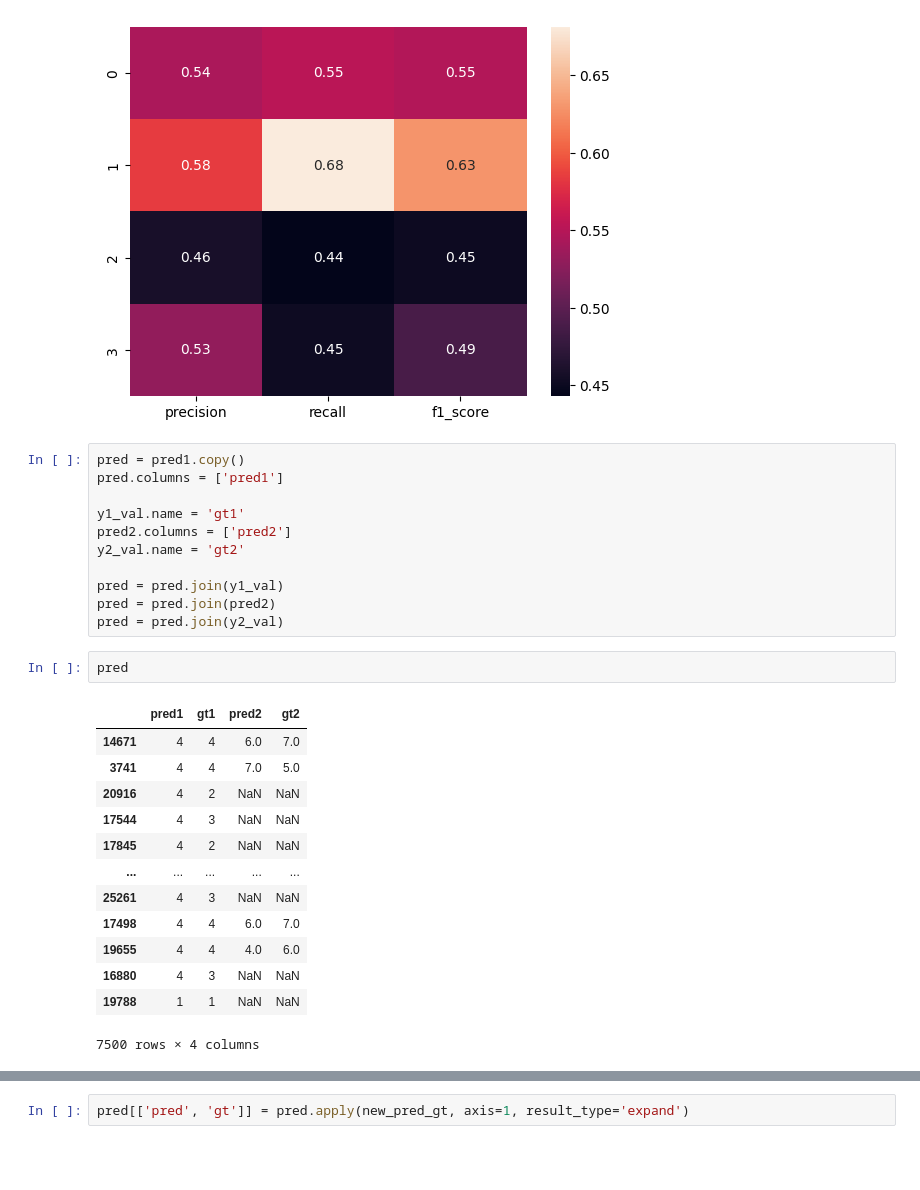
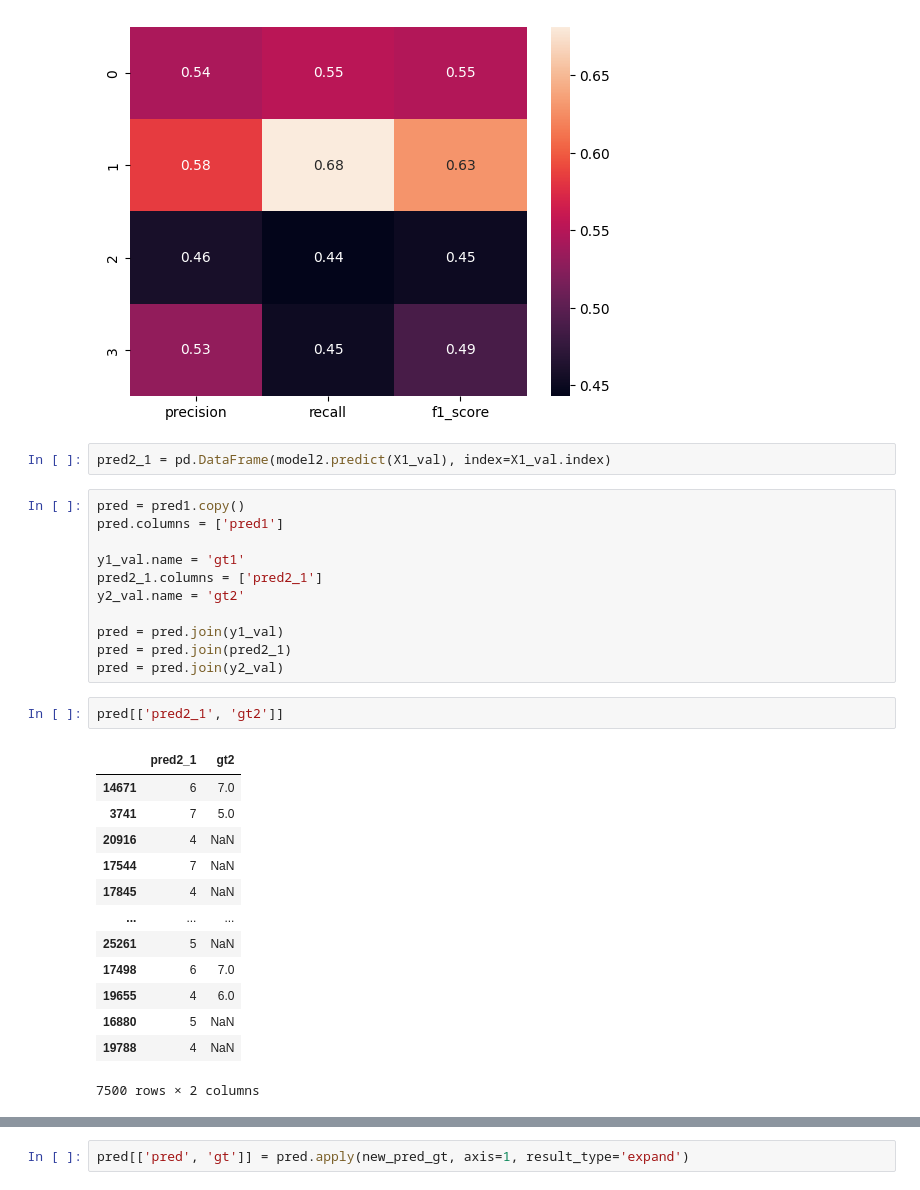
Before and after one commit to Gleb01548/2models_estimation, a Jupyter notebook: notebook.ipynb, the cells around one changed output, grey strips where cells are left out. Cells and saved outputs as stored; diff of their text form; blank space fills up the shorter version.

```diff
--- a/notebook.ipynb
+++ b/notebook.ipynb
@@ -104,33 +96,35 @@ sns.heatmap(merrics2, annot=True)
 # %% [output]
 <Axes: >
 [figure]
+# %%
+pred2_1 = pd.DataFrame(model2.predict(X1_val), index=X1_val.index)
 # %%
 pred = pred1.copy()
 pred.columns = ['pred1']
 
 y1_val.name = 'gt1'
-pred2.columns = ['pred2']
+pred2_1.columns = ['pred2_1']
 y2_val.name = 'gt2'
 
 pred = pred.join(y1_val)
-pred = pred.join(pred2)
+pred = pred.join(pred2_1)
 pred = pred.join(y2_val)
 # %%
-pred
+pred[['pred2_1', 'gt2']]
 # %% [output]
-|  | pred1 | gt1 | pred2 | gt2 |
-| 14671 | 4 | 4 | 6.0 | 7.0 |
-| 3741 | 4 | 4 | 7.0 | 5.0 |
-| 20916 | 4 | 2 | NaN | NaN |
-| 17544 | 4 | 3 | NaN | NaN |
-| 17845 | 4 | 2 | NaN | NaN |
-| ... | ... | ... | ... | ... |
-| 25261 | 4 | 3 | NaN | NaN |
-| 17498 | 4 | 4 | 6.0 | 7.0 |
-| 19655 | 4 | 4 | 4.0 | 6.0 |
-| 16880 | 4 | 3 | NaN | NaN |
-| 19788 | 1 | 1 | NaN | NaN |
+|  | pred2_1 | gt2 |
+| 14671 | 6 | 7.0 |
+| 3741 | 7 | 5.0 |
+| 20916 | 4 | NaN |
+| 17544 | 7 | NaN |
+| 17845 | 4 | NaN |
+| ... | ... | ... |
+| 25261 | 5 | NaN |
+| 17498 | 6 | 7.0 |
+| 19655 | 4 | 6.0 |
+| 16880 | 5 | NaN |
+| 19788 | 4 | NaN |
-7500 rows × 4 columns
+7500 rows × 2 columns
 # %%
 def new_pred_gt(X):
     pred1 = X['pred1']
```
Also changed, not shown: parts of 11 cells of this notebook.
